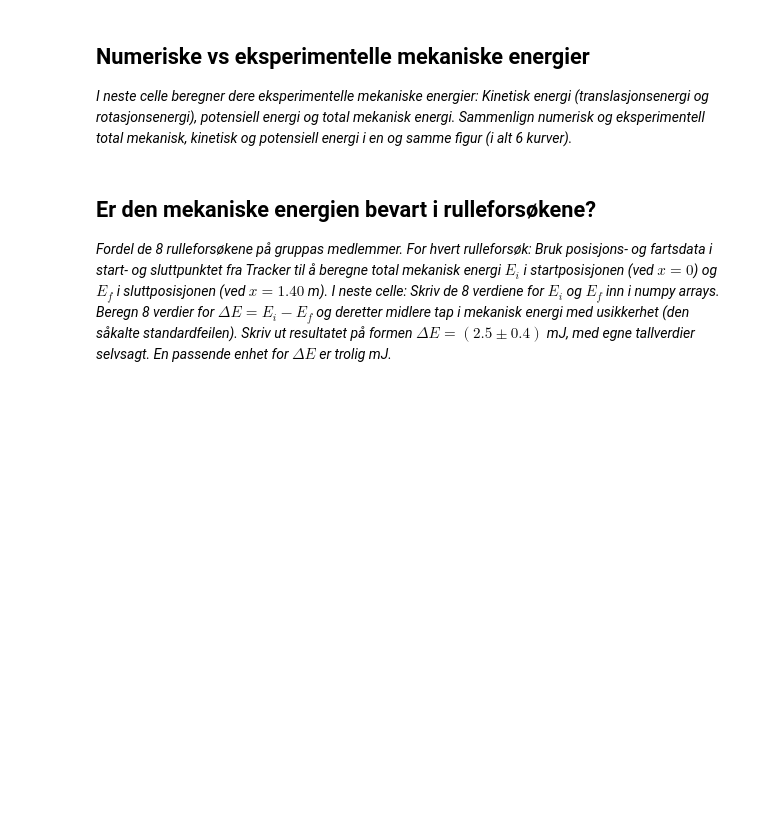
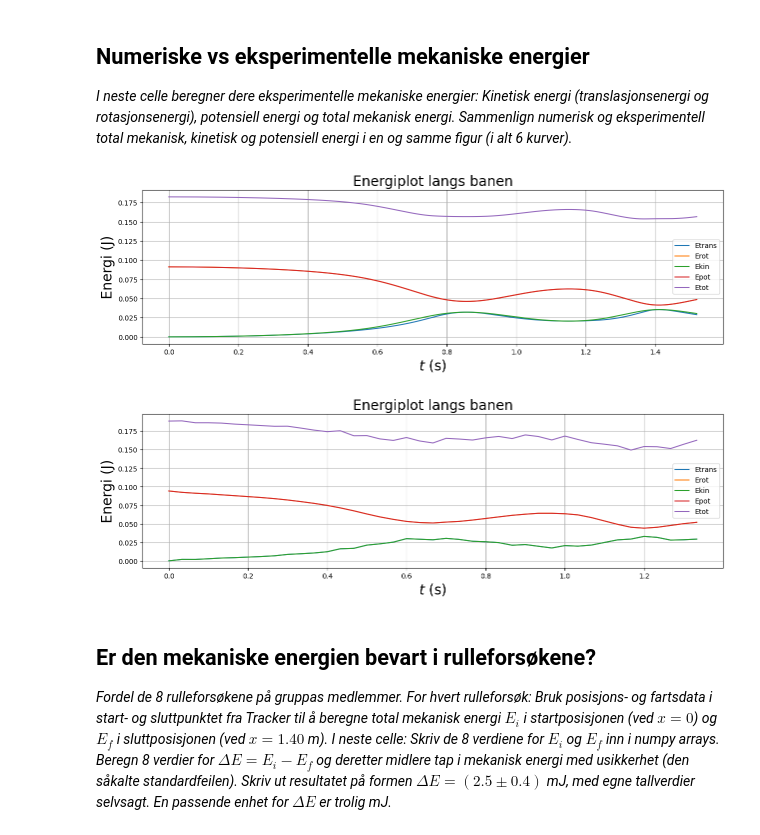
Before and after one commit to AndreasVJ/TFY4115, a Jupyter notebook: mal_V24/mal_V24.ipynb, the cells around one changed output. Saved outputs shown, nothing was run; the diff lists cells and outputs as text; code cells hidden in the pictures; blank space fills up the shorter version.

Commit message:
add energiplot

```diff
--- a/mal_V24/mal_V24.ipynb
+++ b/mal_V24/mal_V24.ipynb
@@ -362,7 +391,54 @@ x_exp = np.array(data["x"])
 # %%
 #Beregning av eksperimentell Etrans_exp, Erot_exp, Ekin_exp, Epot_exp, Etot_exp
 
+#Etrans
+Etrans_exp = 1/2 * M * v**2
+
+#Erot
+Erot_exp = 1/5 * M * v**2
+
+#Ekin
+Ekin_exp = Etrans_exp + Erot_exp
+
+#Epot
+Epot_exp = M*g*y_exp
+
+#Etot
+Etot_exp = Etrans_exp + Erot_exp + Ekin_exp + Epot_exp
+
+#Plotting av numerisk Etrans, Erot, Ekin, Epot og Etot
+plt.figure(figsize=(15, 4))
+plt.plot(t, 0.5*M*(vxx)**2, label='Etrans')
+plt.plot(t, M*g*y, label='Erot')
+plt.plot(t, 0.5*M*(vx)**2, label='Ekin')
+plt.plot(t, M*g*y, label='Epot')
+plt.plot(t, 0.5*M*(vxx)**2 + M*g*y + 0.5*M*(vx)**2 + M*g*y, label='Etot')
+plt.title('Energiplot langs banen', fontsize=20)
+plt.xlabel('$t$ (s)', fontsize=20)
+plt.ylabel('Energi (J)', fontsize=20)
+plt.grid()
+plt.legend()
+
+#Plotting av eksperimentell Etrans_exp, Erot_exp, Ekin_exp, Epot_exp og Etot_exp
+plt.figure(figsize=(15, 4))
+plt.plot(t_exp, Etrans_exp, label='Etrans')
+plt.plot(t_exp, Erot_exp, label='Erot')
+plt.plot(t_exp, Ekin_exp, label='Ekin')
+plt.plot(t_exp, Epot_exp, label='Epot')
+plt.plot(t_exp, Etot_exp, label='Etot')
+plt.title('Energiplot langs banen', fontsize=20)
+plt.xlabel('$t$ (s)', fontsize=20)
+plt.ylabel('Energi (J)', fontsize=20)
+plt.grid()
+plt.legend()
+plt.show()
+
+
+
 #Figurer som sammenligner numerisk og eksperimentell kinetisk, potensiell og total mekanisk energi
+# %% [output]
+[figure, added]
+[figure, added]
 # %% [markdown]
 ## Er den mekaniske energien bevart i rulleforsøkene?
 *Fordel de 8 rulleforsøkene på gruppas medlemmer. For hvert rulleforsøk: Bruk posisjons- og fartsdata i start- og sluttpunktet fra Tracker til å beregne total mekanisk energi $E_i$ i startposisjonen (ved $x=0$) og $E_f$ i sluttposisjonen (ved $x=1.40$ m). I neste celle: Skriv de 8 verdiene for $E_i$ og $E_f$ inn i numpy arrays. Beregn 8 verdier for $\Delta E = E_i-E_f$ og deretter midlere tap i mekanisk energi med usikkerhet (den såkalte standardfeilen). Skriv ut resultatet på formen $\Delta E = (2.5 \pm 0.4)$ mJ, med egne tallverdier selvsagt. En passende enhet for $\Delta E$ er trolig mJ.*
```
Also changed, not shown: parts of 1 cell of this notebook.
